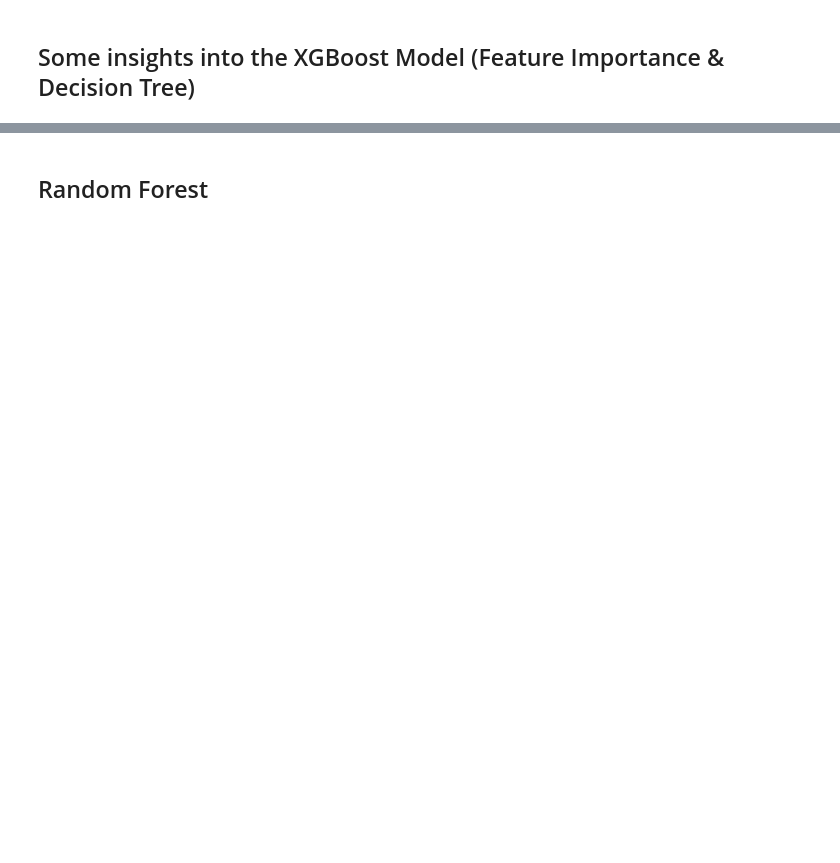
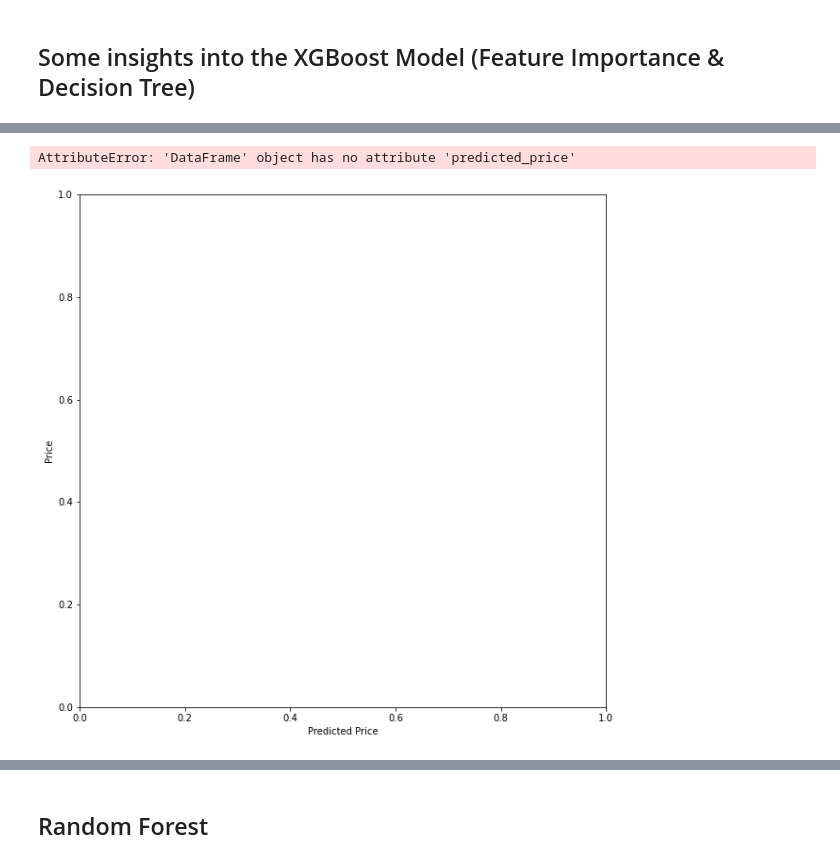
Before and after one commit to andrewtobin99/Final-Year-Project, a Jupyter notebook: house_pricing_v5.ipynb, the cells around one changed output, grey strips where cells are left out. Drawn from its saved outputs; the diff is of its cells as text; code cells hidden in the pictures; blank space fills up the shorter version.

```diff
--- a/house_pricing_v5.ipynb
+++ b/house_pricing_v5.ipynb
@@ -353,0 +412,16 @@ xgb.plot_importance(model, max_num_features=50,ax=ax)
+# %%
+plt.figure(figsize=(10,10))
+plt.ylabel(ylabel="Price") #plt.xlabel(s="Price")
+plt.xlabel(xlabel="Predicted Price") #plt.ylabel(s="Predicted Price")
+plt.scatter(y=test.price, x=test.predicted_price)
+plt.ticklabel_format(style='plain', axis='y',useOffset=False)
+plt.ticklabel_format(style='plain', axis='x',useOffset=False)
+plt.title('Price vs. Predicted Price')
+
+# Plot 45 degree line - the closer the data points to the line the better
+plt.plot([0,1250000], [0,1250000], color='C3')
+
+plt.savefig('scatterplot.jpg')
+# %% [output]
+AttributeError: 'DataFrame' object has no attribute 'predicted_price'
+[figure, added]
```
Also changed, not shown: parts of 119 cells of this notebook.
